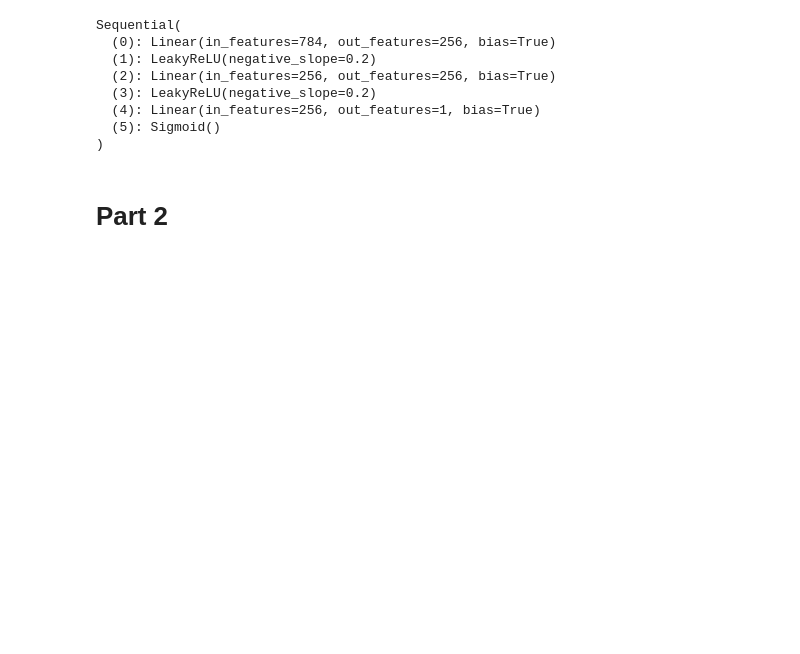
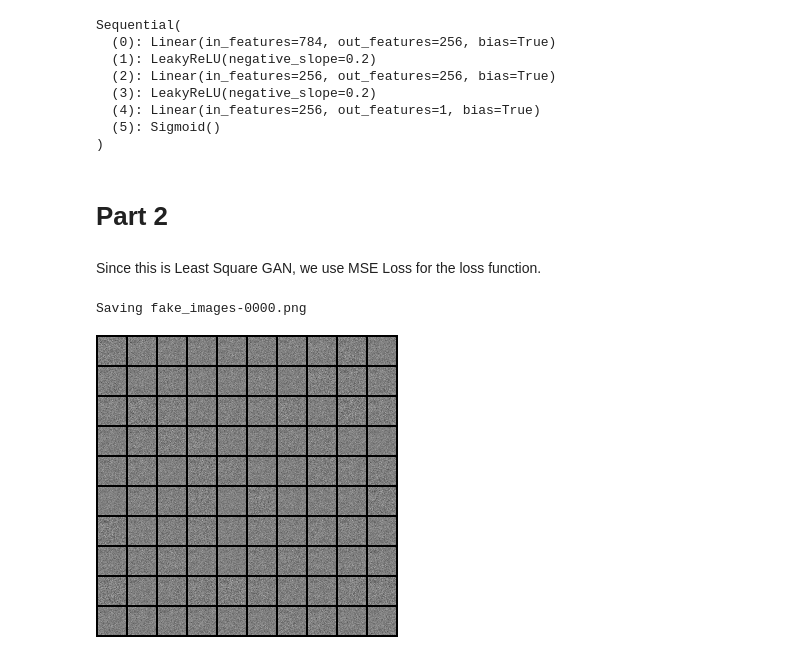
Before and after one commit to sgwlee96/Fall2024, a Jupyter notebook: DATA255/homework5/homework5_SungwonLee.ipynb, the cells around one changed output. Cells and saved outputs as stored; diff of their text form; code cells hidden in the pictures; blank space fills up the shorter version.

Commit message:
Homework5 Part2-LSGAN

```diff
--- a/DATA255/homework5/homework5_SungwonLee.ipynb
+++ b/DATA255/homework5/homework5_SungwonLee.ipynb
@@ -490,3 +490,5 @@ Sequential(
 )
 # %% [markdown]
 # Part 2
+# %%
+device = torch.device('cuda' if torch.cuda.is_available() else 'cpu')
@@ -492,0 +510,13 @@ Sequential(
+# %%
+latent_size = 64
+G = nn.Sequential(
+    nn.Linear(latent_size, hidden_size),
+    nn.ReLU(),
+    nn.Linear(hidden_size, hidden_size),
+    nn.ReLU(),
+    nn.Linear(hidden_size, image_size),
+    nn.Tanh())
+
+G.to(device);
+# %% [markdown]
+Since this is Least Square GAN, we use MSE Loss for the loss function.
@@ -492,0 +563,25 @@ Sequential(
+# %%
+from torchvision.utils import save_image
+import os
+from IPython.display import Image
+
+batch_size = 100
+LSGAN_images_dir = "LSGAN_images_dir"
+
+
+def save_lsgan_images(index):
+
+    if not os.path.exists(LSGAN_images_dir):
+        os.makedirs(LSGAN_images_dir)
+    sample_vectors = torch.randn(batch_size, latent_size).to(device)
+    fake_images = G(sample_vectors)
+    fake_images = fake_images.reshape(fake_images.size(0), 1, 28, 28)
+    fake_fname = "fake_images-{0:0=4d}.png".format(index)
+    print("Saving", fake_fname)
+    save_image(denorm(fake_images), os.path.join(LSGAN_images_dir, fake_fname), nrow = 10)
+
+save_lsgan_images(0)
+Image(os.path.join(LSGAN_images_dir, "fake_images-0000.png"))
+# %% [output]
+Saving fake_images-0000.png
+[figure, added]
```
Also changed, not shown: parts of 16 cells of this notebook, 2 other files.
